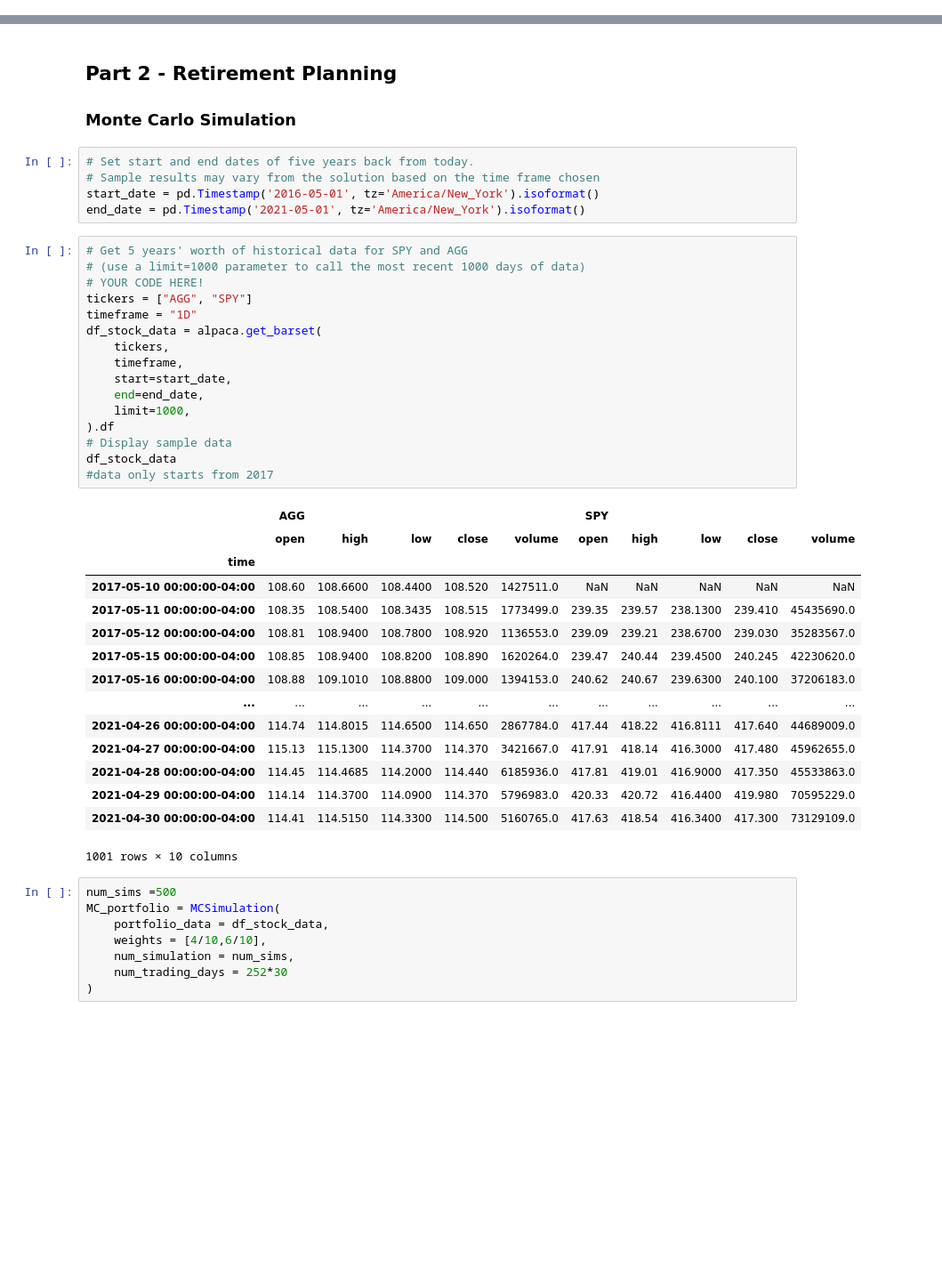
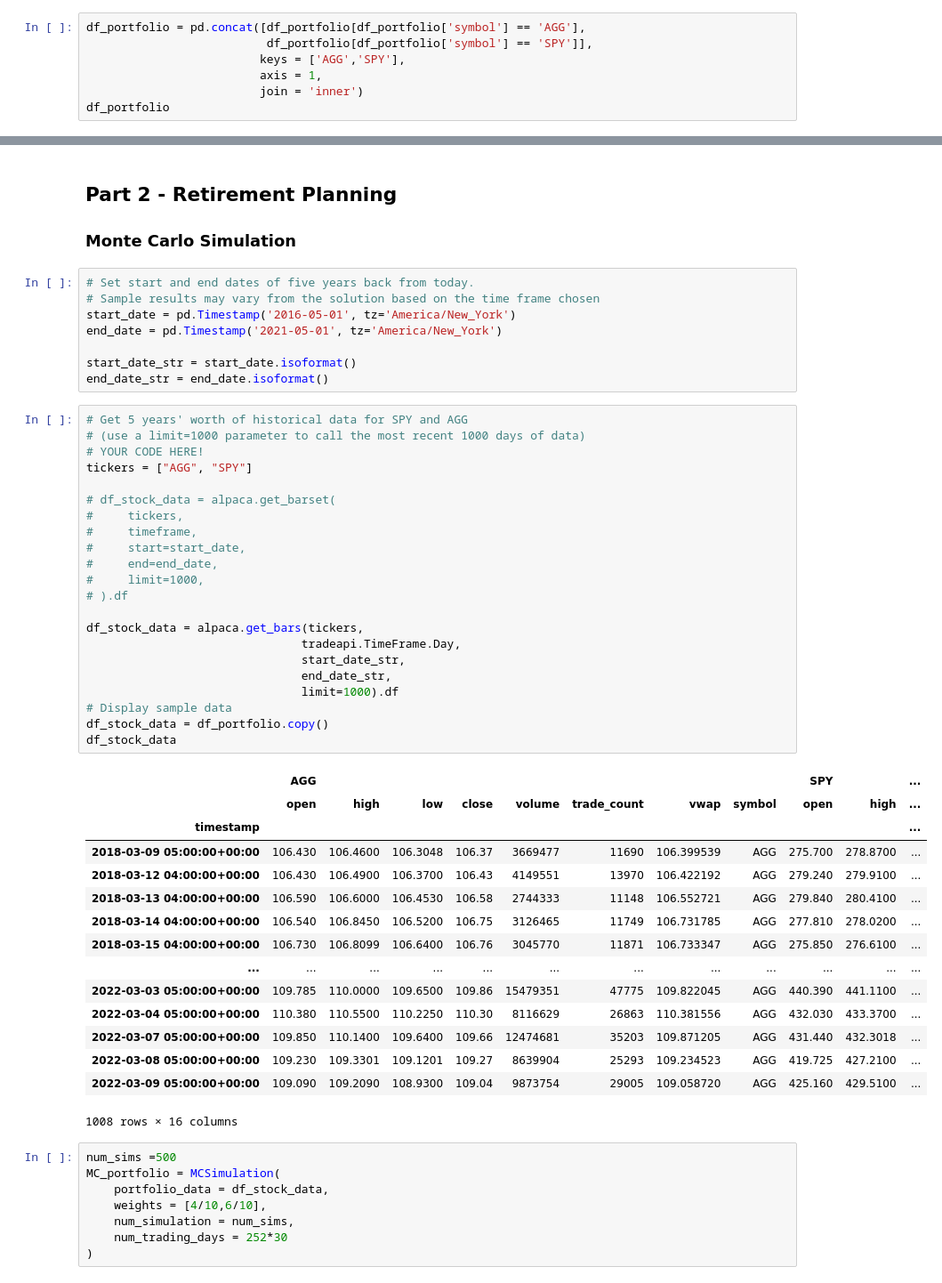
Before and after one commit to tarikthomas/python-homework, a Jupyter notebook: Unit 5 -Finance Planning/financial-planner.ipynb, the cells around one changed output, grey strips where cells are left out. Shown at 89% size. Saved outputs shown, nothing was run; the diff lists cells and outputs as text; blank space fills up the shorter version.

```diff
--- a/Unit 5 -Finance Planning/financial-planner.ipynb
+++ b/Unit 5 -Finance Planning/financial-planner.ipynb
@@ -102,0 +109,7 @@ df_portfolio
+# %%
+df_portfolio = pd.concat([df_portfolio[df_portfolio['symbol'] == 'AGG'],
+                          df_portfolio[df_portfolio['symbol'] == 'SPY']],
+                         keys = ['AGG','SPY'],
+                         axis = 1,
+                         join = 'inner')
+df_portfolio
@@ -177,40 +206,49 @@ congrats on having enough money in your fund
 # %%
 # Set start and end dates of five years back from today.
 # Sample results may vary from the solution based on the time frame chosen
-start_date = pd.Timestamp('2016-05-01', tz='America/New_York').isoformat()
-end_date = pd.Timestamp('2021-05-01', tz='America/New_York').isoformat()
+start_date = pd.Timestamp('2016-05-01', tz='America/New_York')
+end_date = pd.Timestamp('2021-05-01', tz='America/New_York')
+
+start_date_str = start_date.isoformat()
+end_date_str = end_date.isoformat()
 # %%
 # Get 5 years' worth of historical data for SPY and AGG
 # (use a limit=1000 parameter to call the most recent 1000 days of data)
 # YOUR CODE HERE!
 tickers = ["AGG", "SPY"]
-timeframe = "1D"
-df_stock_data = alpaca.get_barset(
-    tickers,
-    timeframe,
-    start=start_date,
-    end=end_date,
-    limit=1000,
-).df
+
+# df_stock_data = alpaca.get_barset(
+#     tickers,
+#     timeframe,
+#     start=start_date,
+#     end=end_date,
+#     limit=1000,
+# ).df
+
+df_stock_data = alpaca.get_bars(tickers,
+                               tradeapi.TimeFrame.Day,
+                               start_date_str,
+                               end_date_str,
+                               limit=1000).df
 # Display sample data
+df_stock_data = df_portfolio.copy()
 df_stock_data
-#data only starts from 2017
 # %% [output]
-|  | AGG |  |  |  |  | SPY |  |  |  |  |
-|  | open | high | low | close | volume | open | high | low | close | volume |
-| time |  |  |  |  |  |  |  |  |  |  |
-| 2017-05-10 00:00:00-04:00 | 108.60 | 108.6600 | 108.4400 | 108.520 | 1427511.0 | NaN | NaN | NaN | NaN | NaN |
-| 2017-05-11 00:00:00-04:00 | 108.35 | 108.5400 | 108.3435 | 108.515 | 1773499.0 | 239.35 | 239.57 | 238.1300 | 239.410 | 45435690.0 |
-| 2017-05-12 00:00:00-04:00 | 108.81 | 108.9400 | 108.7800 | 108.920 | 1136553.0 | 239.09 | 239.21 | 238.6700 | 239.030 | 35283567.0 |
-| 2017-05-15 00:00:00-04:00 | 108.85 | 108.9400 | 108.8200 | 108.890 | 1620264.0 | 239.47 | 240.44 | 239.4500 | 240.245 | 42230620.0 |
-| 2017-05-16 00:00:00-04:00 | 108.88 | 109.1010 | 108.8800 | 109.000 | 1394153.0 | 240.62 | 240.67 | 239.6300 | 240.100 | 37206183.0 |
-| ... | ... | ... | ... | ... | ... | ... | ... | ... | ... | ... |
-| 2021-04-26 00:00:00-04:00 | 114.74 | 114.8015 | 114.6500 | 114.650 | 2867784.0 | 417.44 | 418.22 | 416.8111 | 417.640 | 44689009.0 |
-| 2021-04-27 00:00:00-04:00 | 115.13 | 115.1300 | 114.3700 | 114.370 | 3421667.0 | 417.91 | 418.14 | 416.3000 | 417.480 | 45962655.0 |
-| 2021-04-28 00:00:00-04:00 | 114.45 | 114.4685 | 114.2000 | 114.440 | 6185936.0 | 417.81 | 419.01 | 416.9000 | 417.350 | 45533863.0 |
-| 2021-04-29 00:00:00-04:00 | 114.14 | 114.3700 | 114.0900 | 114.370 | 5796983.0 | 420.33 | 420.72 | 416.4400 | 419.980 | 70595229.0 |
-| 2021-04-30 00:00:00-04:00 | 114.41 | 114.5150 | 114.3300 | 114.500 | 5160765.0 | 417.63 | 418.54 | 416.3400 | 417.300 | 73129109.0 |
+|  | AGG |  |  |  |  |  |  |  | SPY |  | ... |
+|  | open | high | low | close | volume | trade_count | vwap | symbol | open | high | ... |
+| timestamp |  |  |  |  |  |  |  |  |  |  | ... |
+| 2018-03-09 05:00:00+00:00 | 106.430 | 106.4600 | 106.3048 | 106.37 | 3669477 | 11690 | 106.399539 | AGG | 275.700 | 278.8700 | ... |
+| 2018-03-12 04:00:00+00:00 | 106.430 | 106.4900 | 106.3700 | 106.43 | 4149551 | 13970 | 106.422192 | AGG | 279.240 | 279.9100 | ... |
+| 2018-03-13 04:00:00+00:00 | 106.590 | 106.6000 | 106.4530 | 106.58 | 2744333 | 11148 | 106.552721 | AGG | 279.840 | 280.4100 | ... |
+| 2018-03-14 04:00:00+00:00 | 106.540 | 106.8450 | 106.5200 | 106.75 | 3126465 | 11749 | 106.731785 | AGG | 277.810 | 278.0200 | ... |
+| 2018-03-15 04:00:00+00:00 | 106.730 | 106.8099 | 106.6400 | 106.76 | 3045770 | 11871 | 106.733347 | AGG | 275.850 | 276.6100 | ... |
+| ... | ... | ... | ... | ... | ... | ... | ... | ... | ... | ... | ... |
+| 2022-03-03 05:00:00+00:00 | 109.785 | 110.0000 | 109.6500 | 109.86 | 15479351 | 47775 | 109.822045 | AGG | 440.390 | 441.1100 | ... |
+| 2022-03-04 05:00:00+00:00 | 110.380 | 110.5500 | 110.2250 | 110.30 | 8116629 | 26863 | 110.381556 | AGG | 432.030 | 433.3700 | ... |
+| 2022-03-07 05:00:00+00:00 | 109.850 | 110.1400 | 109.6400 | 109.66 | 12474681 | 35203 | 109.871205 | AGG | 431.440 | 432.3018 | ... |
+| 2022-03-08 05:00:00+00:00 | 109.230 | 109.3301 | 109.1201 | 109.27 | 8639904 | 25293 | 109.234523 | AGG | 419.725 | 427.2100 | ... |
+| 2022-03-09 05:00:00+00:00 | 109.090 | 109.2090 | 108.9300 | 109.04 | 9873754 | 29005 | 109.058720 | AGG | 425.160 | 429.5100 | ... |
-1001 rows × 10 columns
+1008 rows × 16 columns
 # %%
 num_sims =500
 MC_portfolio = MCSimulation(
```
Also changed, not shown: parts of 14 cells of this notebook, 1 other file.
